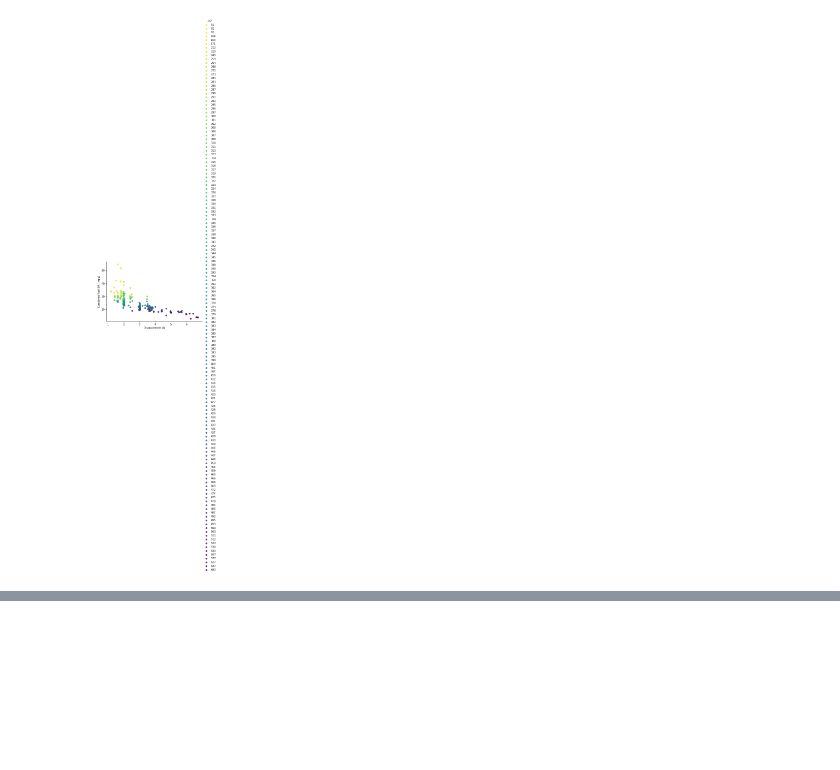
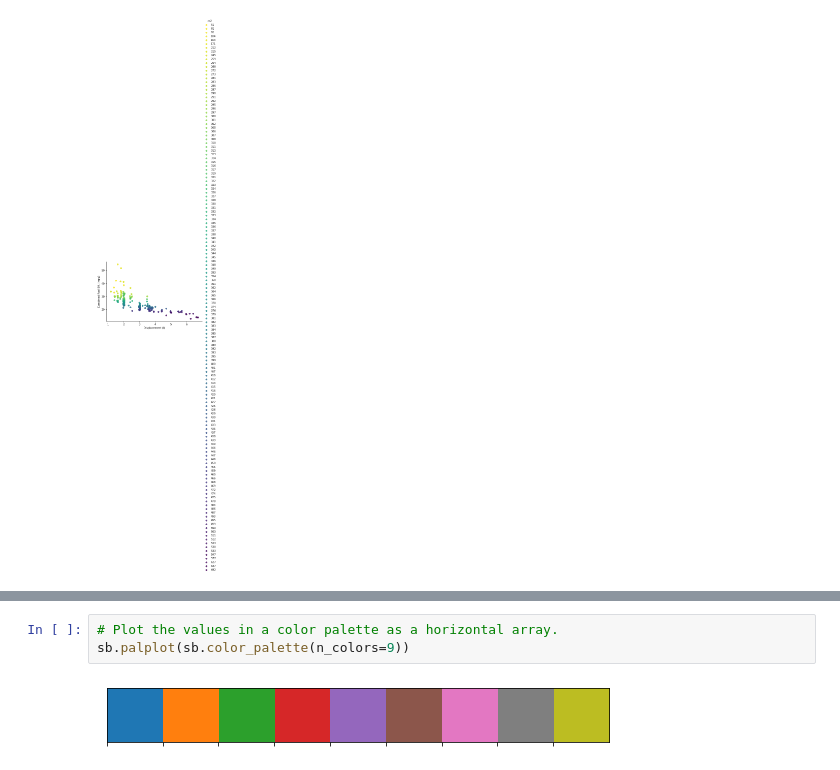
Before and after one commit to jackycwwang/data_visualization, a Jupyter notebook: 4. multivariate_visualizations.ipynb, the cells around one changed output, grey strips where cells are left out. Drawn from its saved outputs; the diff is of its cells as text; blank space fills up the shorter version.

Commit message:
doc: Adding docs on Color Palettes

```diff
--- a/4. multivariate_visualizations.ipynb
+++ b/4. multivariate_visualizations.ipynb
@@ -218,0 +236,5 @@ plt.ylabel('Combined Fuel Eff. (mpg)');
+# %%
+# Plot the values in a color palette as a horizontal array.
+sb.palplot(sb.color_palette(n_colors=9))
+# %% [output]
+[figure, added]
```
Also changed, not shown: parts of 24 cells of this notebook.
